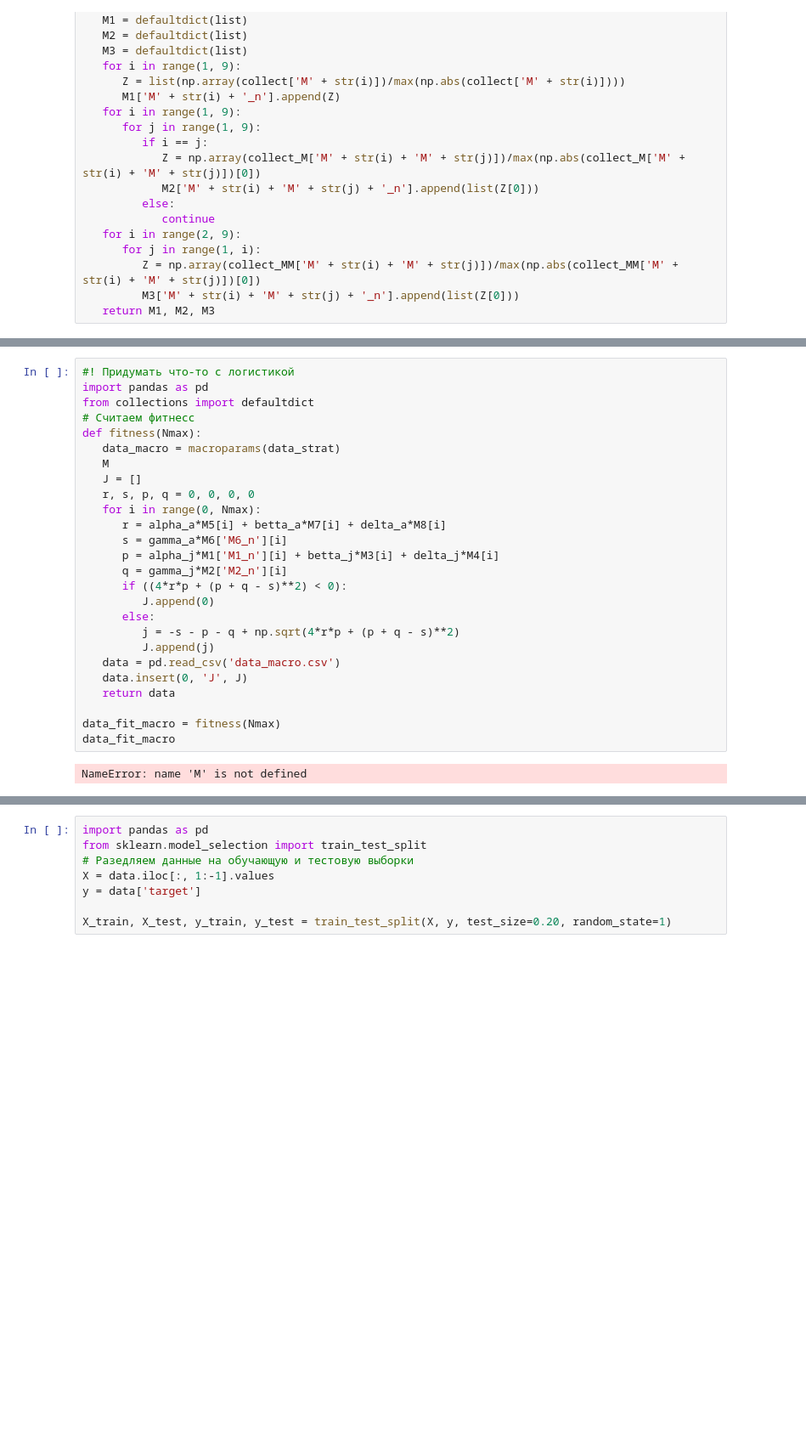
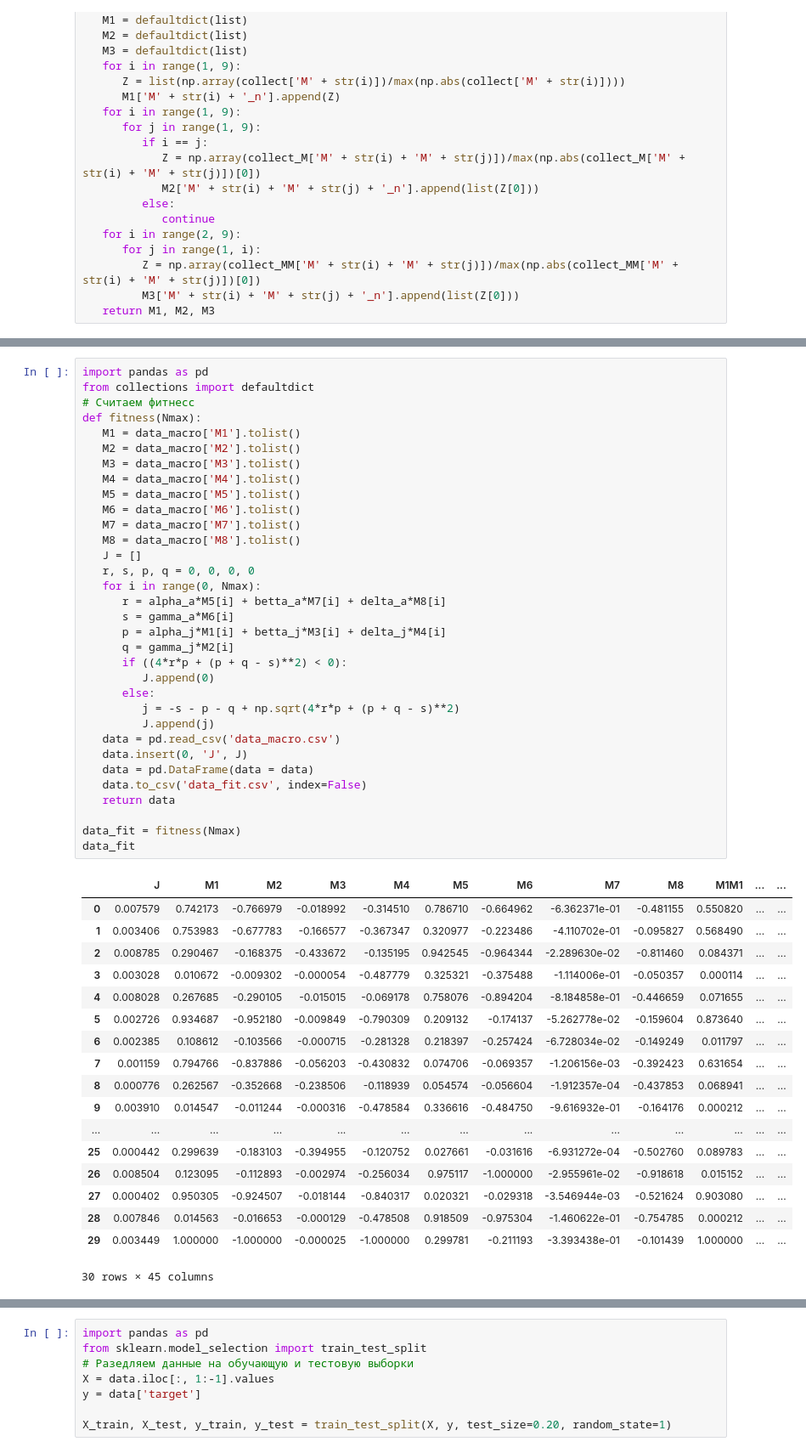
Before and after one commit to Breketov/MMPO, a Jupyter notebook: MMPO.ipynb, the cells around one changed output, grey strips where cells are left out. Shown at 85% size. Drawn from its saved outputs; the diff is of its cells as text; blank space fills up the shorter version.

```diff
--- a/MMPO.ipynb
+++ b/MMPO.ipynb
@@ -300,32 +300,56 @@ data
 30 rows × 44 columns
 # %%
-#! Придумать что-то с логистикой
 import pandas as pd
 from collections import defaultdict
 # Считаем фитнесс
 def fitness(Nmax):
-   data_macro = macroparams(data_strat)
-   M
+   M1 = data_macro['M1'].tolist()
+   M2 = data_macro['M2'].tolist()
+   M3 = data_macro['M3'].tolist()
+   M4 = data_macro['M4'].tolist()
+   M5 = data_macro['M5'].tolist()
+   M6 = data_macro['M6'].tolist()
+   M7 = data_macro['M7'].tolist()
+   M8 = data_macro['M8'].tolist()
    J = []
    r, s, p, q = 0, 0, 0, 0
    for i in range(0, Nmax):
       r = alpha_a*M5[i] + betta_a*M7[i] + delta_a*M8[i]
-      s = gamma_a*M6['M6_n'][i]
-      p = alpha_j*M1['M1_n'][i] + betta_j*M3[i] + delta_j*M4[i]
-      q = gamma_j*M2['M2_n'][i]
+      s = gamma_a*M6[i]
+      p = alpha_j*M1[i] + betta_j*M3[i] + delta_j*M4[i]
+      q = gamma_j*M2[i]
       if ((4*r*p + (p + q - s)**2) < 0):
          J.append(0)
       else:
          j = -s - p - q + np.sqrt(4*r*p + (p + q - s)**2)
          J.append(j)
    data = pd.read_csv('data_macro.csv')
    data.insert(0, 'J', J)
+   data = pd.DataFrame(data = data)
+   data.to_csv('data_fit.csv', index=False)
    return data
 
-data_fit_macro = fitness(Nmax)
-data_fit_macro
+data_fit = fitness(Nmax)
+data_fit
 # %% [output]
+|  | J | M1 | M2 | M3 | M4 | M5 | M6 | M7 | M8 | M1M1 | ... | ... |
+| 0 | 0.007579 | 0.742173 | -0.766979 | -0.018992 | -0.314510 | 0.786710 | -0.664962 | -6.362371e-01 | -0.481155 | 0.550820 | ... | ... |
+| 1 | 0.003406 | 0.753983 | -0.677783 | -0.166577 | -0.367347 | 0.320977 | -0.223486 | -4.110702e-01 | -0.095827 | 0.568490 | ... | ... |
+| 2 | 0.008785 | 0.290467 | -0.168375 | -0.433672 | -0.135195 | 0.942545 | -0.964344 | -2.289630e-02 | -0.811460 | 0.084371 | ... | ... |
+| 3 | 0.003028 | 0.010672 | -0.009302 | -0.000054 | -0.487779 | 0.325321 | -0.375488 | -1.114006e-01 | -0.050357 | 0.000114 | ... | ... |
+| 4 | 0.008028 | 0.267685 | -0.290105 | -0.015015 | -0.069178 | 0.758076 | -0.894204 | -8.184858e-01 | -0.446659 | 0.071655 | ... | ... |
+| 5 | 0.002726 | 0.934687 | -0.952180 | -0.009849 | -0.790309 | 0.209132 | -0.174137 | -5.262778e-02 | -0.159604 | 0.873640 | ... | ... |
+| 6 | 0.002385 | 0.108612 | -0.103566 | -0.000715 | -0.281328 | 0.218397 | -0.257424 | -6.728034e-02 | -0.149249 | 0.011797 | ... | ... |
+| 7 | 0.001159 | 0.794766 | -0.837886 | -0.056203 | -0.430832 | 0.074706 | -0.069357 | -1.206156e-03 | -0.392423 | 0.631654 | ... | ... |
+| 8 | 0.000776 | 0.262567 | -0.352668 | -0.238506 | -0.118939 | 0.054574 | -0.056604 | -1.912357e-04 | -0.437853 | 0.068941 | ... | ... |
+| 9 | 0.003910 | 0.014547 | -0.011244 | -0.000316 | -0.478584 | 0.336616 | -0.484750 | -9.616932e-01 | -0.164176 | 0.000212 | ... | ... |
+| ... | ... | ... | ... | ... | ... | ... | ... | ... | ... | ... | ... | ... |
+| 25 | 0.000442 | 0.299639 | -0.183103 | -0.394955 | -0.120752 | 0.027661 | -0.031616 | -6.931272e-04 | -0.502760 | 0.089783 | ... | ... |
+| 26 | 0.008504 | 0.123095 | -0.112893 | -0.002974 | -0.256034 | 0.975117 | -1.000000 | -2.955961e-02 | -0.918618 | 0.015152 | ... | ... |
+| 27 | 0.000402 | 0.950305 | -0.924507 | -0.018144 | -0.840317 | 0.020321 | -0.029318 | -3.546944e-03 | -0.521624 | 0.903080 | ... | ... |
+| 28 | 0.007846 | 0.014563 | -0.016653 | -0.000129 | -0.478508 | 0.918509 | -0.975304 | -1.460622e-01 | -0.754785 | 0.000212 | ... | ... |
+| 29 | 0.003449 | 1.000000 | -1.000000 | -0.000025 | -1.000000 | 0.299781 | -0.211193 | -3.393438e-01 | -0.101439 | 1.000000 | ... | ... |
-NameError: name 'M' is not defined
+30 rows × 45 columns
 # %%
 def classificator(differ):
    if differ[0] < 0:
```
Also changed, not shown: parts of 16 cells of this notebook, 5 other files.
